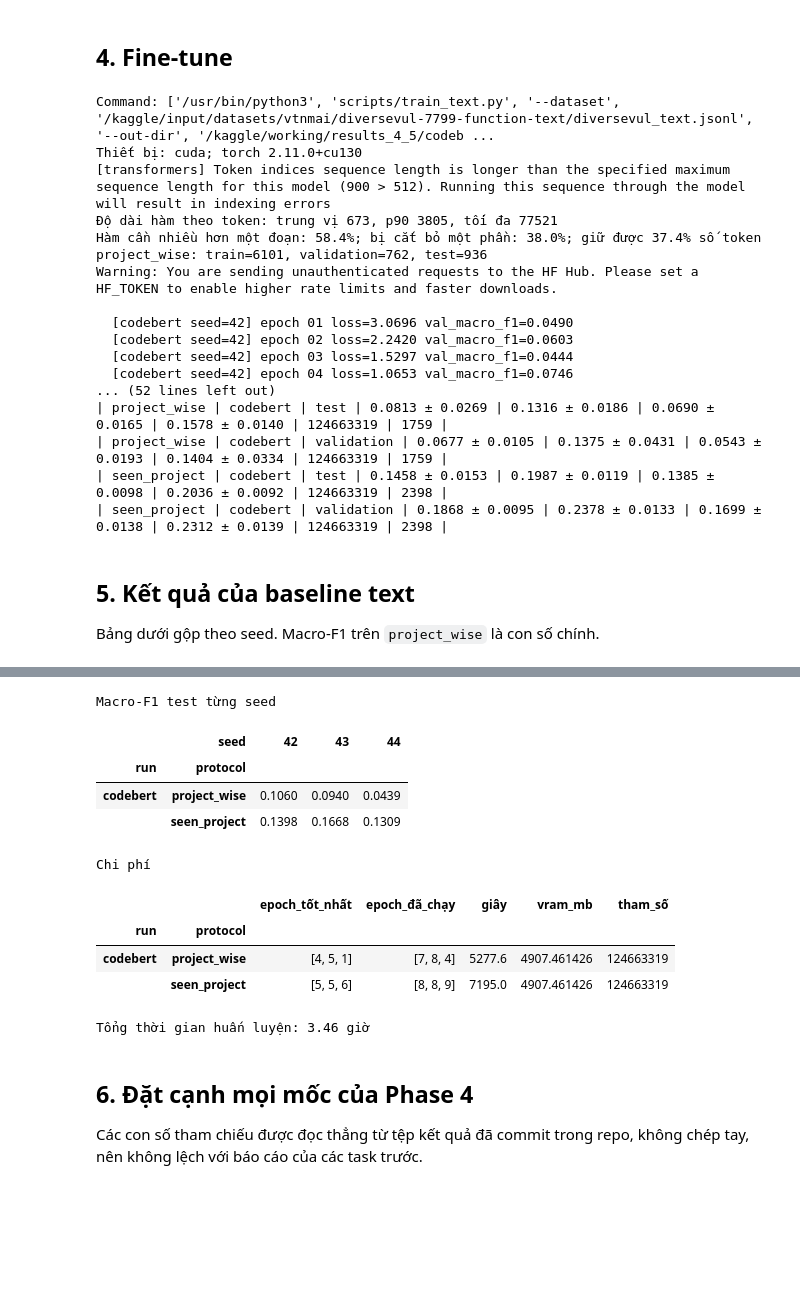
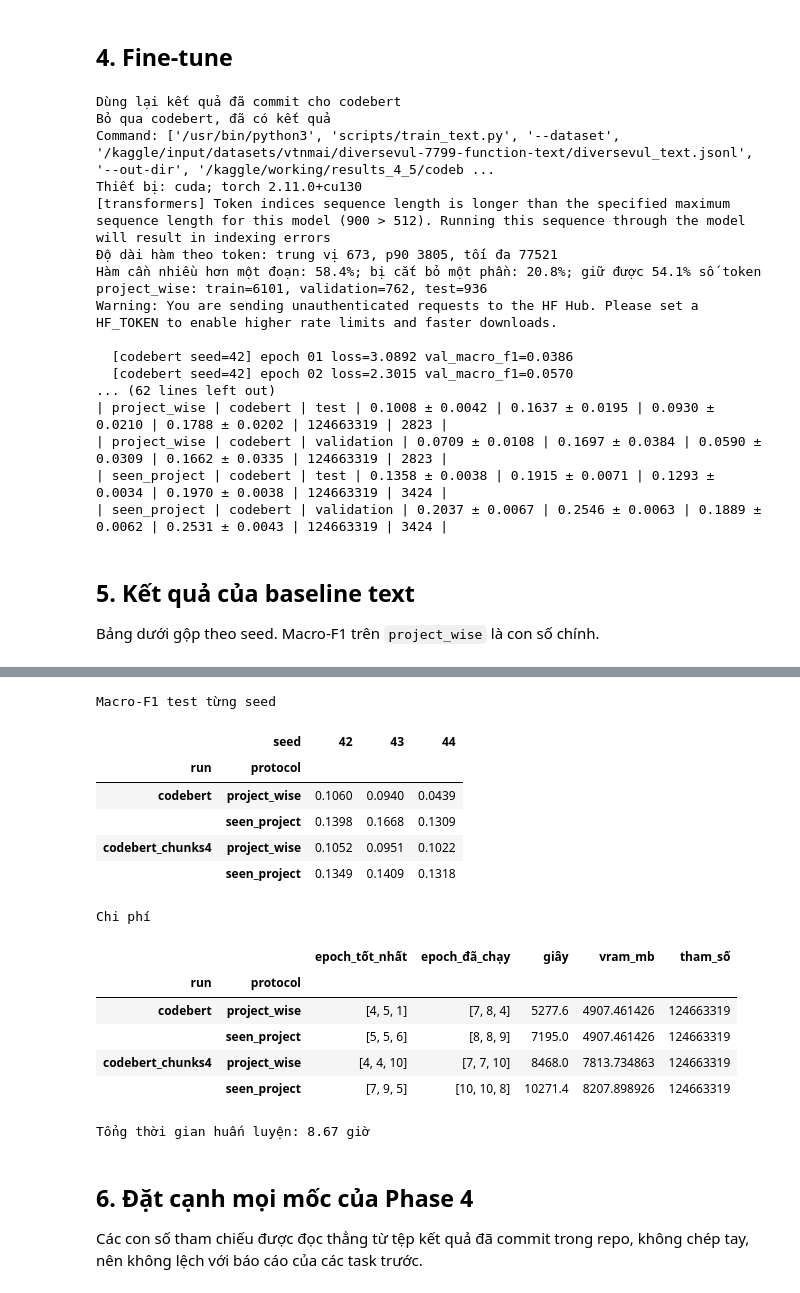
Before and after one commit to meo225/software-bug-detection-using-graphs, a Jupyter notebook: reports/graph/4_5_text_baseline_run.ipynb, the cells around one changed output, grey strips where cells are left out. Drawn from its saved outputs; the diff is of its cells as text; code cells hidden in the pictures; blank space fills up the shorter version.

```diff
--- a/reports/graph/4_5_text_baseline_run.ipynb
+++ b/reports/graph/4_5_text_baseline_run.ipynb
@@ -137,13 +149,14 @@ if ACTIVE:
 
     print()
     print("Cấu hình đã đăng ký trước khi chạy:")
-    for name in MODELS_RUN:
-        print(" ", name, "->", tx.configuration(name))
+    for spec in RUN_SPECS:
+        kind = "đã đăng ký" if not spec["overrides"] else f"độ nhạy {spec['overrides']}"
+        print(" ", spec["name"], f"({kind}) ->", tx.configuration(spec["model"], **spec["overrides"]))
     print()
     print("Giả thuyết:", tx.HYPOTHESIS)
     print()
-    print(f"Số lần huấn luyện: {len(MODELS_RUN)} model x 2 protocol x 3 seed "
-          f"= {len(MODELS_RUN) * 6}")
+    print(f"Số lần huấn luyện: {len(RUN_SPECS)} cấu hình x 2 protocol x 3 seed "
+          f"= {len(RUN_SPECS) * 6}")
 # %% [output]
 Tệp: /kaggle/input/datasets/vtnmai/diversevul-7799-function-text/diversevul_text.jsonl
 Tổng 7799 mẫu
@@ -230,33 +244,44 @@ Hàm cần nhiều hơn một đoạn: 58.4%
 # %%
 if RUN_EXPERIMENTS:
     OUT_DIR.mkdir(parents=True, exist_ok=True)
-    for name in MODELS_RUN:
-        target = OUT_DIR / name
+    if REUSE_COMMITTED_RUNS:
+        committed = REPO_DIR / "reports" / "graph" / "4_5_results" / "runs"
+        for spec in RUN_SPECS:
+            source, target = committed / spec["name"], OUT_DIR / spec["name"]
+            if source.is_dir() and not target.exists():
+                shutil.copytree(source, target)
+                log = committed / f"{spec['name']}.log"
+                if log.is_file():
+                    shutil.copy2(log, OUT_DIR / log.name)
+                print(f"Dùng lại kết quả đã commit cho {spec['name']}")
+    for spec in RUN_SPECS:
+        target = OUT_DIR / spec["name"]
         if target.exists() and any(target.iterdir()):
-            print(f"Bỏ qua {name}, đã có kết quả")
+            print(f"Bỏ qua {spec['name']}, đã có kết quả")
             continue
         run_script("scripts/train_text.py",
                    ["--dataset", str(TEXT_DATASET), "--out-dir", str(target),
-                    "--dataset-id", TEXT_DATASET.parent.name, *tx.arguments(name)],
-                   OUT_DIR / f"{name}.log")
+                    "--dataset-id", TEXT_DATASET.parent.name,
+                    *tx.arguments(spec["model"], **spec["overrides"])],
+                   OUT_DIR / f"{spec['name']}.log")
 # %% [output]
+Dùng lại kết quả đã commit cho codebert
+Bỏ qua codebert, đã có kết quả
 Command: ['/usr/bin/python3', 'scripts/train_text.py', '--dataset', '/kaggle/input/datasets/vtnmai/diversevul-7799-function-text/diversevul_text.jsonl', '--out-dir', '/kaggle/working/results_4_5/codeb ...
 Thiết bị: cuda; torch 2.11.0+cu130
 [transformers] Token indices sequence length is longer than the specified maximum sequence length for this model (900 > 512). Running this sequence through the model will result in indexing errors
 Độ dài hàm theo token: trung vị 673, p90 3805, tối đa 77521
-Hàm cần nhiều hơn một đoạn: 58.4%; bị cắt bỏ một phần: 38.0%; giữ được 37.4% số token
+Hàm cần nhiều hơn một đoạn: 58.4%; bị cắt bỏ một phần: 20.8%; giữ được 54.1% số token
 project_wise: train=6101, validation=762, test=936
 Warning: You are sending unauthenticated requests to the HF Hub. Please set a HF_TOKEN to enable higher rate limits and faster downloads.
 
-  [codebert seed=42] epoch 01 loss=3.0696 val_macro_f1=0.0490
-  [codebert seed=42] epoch 02 loss=2.2420 val_macro_f1=0.0603
-  [codebert seed=42] epoch 03 loss=1.5297 val_macro_f1=0.0444
-  [codebert seed=42] epoch 04 loss=1.0653 val_macro_f1=0.0746
-... (52 lines left out)
-| project_wise | codebert | test | 0.0813 ± 0.0269 | 0.1316 ± 0.0186 | 0.0690 ± 0.0165 | 0.1578 ± 0.0140 | 124663319 | 1759 |
-| project_wise | codebert | validation | 0.0677 ± 0.0105 | 0.1375 ± 0.0431 | 0.0543 ± 0.0193 | 0.1404 ± 0.0334 | 124663319 | 1759 |
-| seen_project | codebert | test | 0.1458 ± 0.0153 | 0.1987 ± 0.0119 | 0.1385 ± 0.0098 | 0.2036 ± 0.0092 | 124663319 | 2398 |
-| seen_project | codebert | validation | 0.1868 ± 0.0095 | 0.2378 ± 0.0133 | 0.1699 ± 0.0138 | 0.2312 ± 0.0139 | 124663319 | 2398 |
+  [codebert seed=42] epoch 01 loss=3.0892 val_macro_f1=0.0386
+  [codebert seed=42] epoch 02 loss=2.3015 val_macro_f1=0.0570
+... (62 lines left out)
+| project_wise | codebert | test | 0.1008 ± 0.0042 | 0.1637 ± 0.0195 | 0.0930 ± 0.0210 | 0.1788 ± 0.0202 | 124663319 | 2823 |
+| project_wise | codebert | validation | 0.0709 ± 0.0108 | 0.1697 ± 0.0384 | 0.0590 ± 0.0309 | 0.1662 ± 0.0335 | 124663319 | 2823 |
+| seen_project | codebert | test | 0.1358 ± 0.0038 | 0.1915 ± 0.0071 | 0.1293 ± 0.0034 | 0.1970 ± 0.0038 | 124663319 | 3424 |
+| seen_project | codebert | validation | 0.2037 ± 0.0067 | 0.2546 ± 0.0063 | 0.1889 ± 0.0062 | 0.2531 ± 0.0043 | 124663319 | 3424 |
 # %% [markdown]
 ## 5. Kết quả của baseline text
 
@@ -277,10 +302,12 @@ if RUN_EXPERIMENTS:
             raise FileNotFoundError(f"Không thấy results.csv nào trong {root}")
         return pd.concat(frames, ignore_index=True)
 
-    runs = read_runs(READ_ROOT, MODELS_RUN)
-    summary = (runs.pivot_table(index="run", columns=["split", "protocol"],
-                                values="macro_f1", aggfunc=["mean", "std"])
+    runs = read_runs(READ_ROOT, RUN_NAMES)
+    # ddof=0 cho khớp với mọi bảng khác của đồ án; mặc định của pandas là ddof=1.
+    summary = (runs.pivot_table(index="run", columns=["split", "protocol"], values="macro_f1",
+                                aggfunc=["mean", lambda s: s.std(ddof=0)])
                .round(4))
+    summary.columns = summary.columns.set_levels(["mean", "std"], level=0)
     display(summary)
 
     per_seed = (runs[runs.split == "test"]
@@ -306,14 +334,18 @@ if RUN_EXPERIMENTS:
 Macro-F1 test từng seed
 |  | seed | 42 | 43 | 44 |
 | run | protocol |  |  |  |
 | codebert | project_wise | 0.1060 | 0.0940 | 0.0439 |
 |  | seen_project | 0.1398 | 0.1668 | 0.1309 |
+| codebert_chunks4 | project_wise | 0.1052 | 0.0951 | 0.1022 |
+|  | seen_project | 0.1349 | 0.1409 | 0.1318 |
 Chi phí
 |  |  | epoch_tốt_nhất | epoch_đã_chạy | giây | vram_mb | tham_số |
 | run | protocol |  |  |  |  |  |
 | codebert | project_wise | [4, 5, 1] | [7, 8, 4] | 5277.6 | 4907.461426 | 124663319 |
 |  | seen_project | [5, 5, 6] | [8, 8, 9] | 7195.0 | 4907.461426 | 124663319 |
+| codebert_chunks4 | project_wise | [4, 4, 10] | [7, 7, 10] | 8468.0 | 7813.734863 | 124663319 |
+|  | seen_project | [7, 9, 5] | [10, 10, 8] | 10271.4 | 8207.898926 | 124663319 |
-Tổng thời gian huấn luyện: 3.46 giờ
+Tổng thời gian huấn luyện: 8.67 giờ
 # %% [markdown]
 ## 6. Đặt cạnh mọi mốc của Phase 4
 
```
Also changed, not shown: parts of 9 cells of this notebook, 16 other files.
